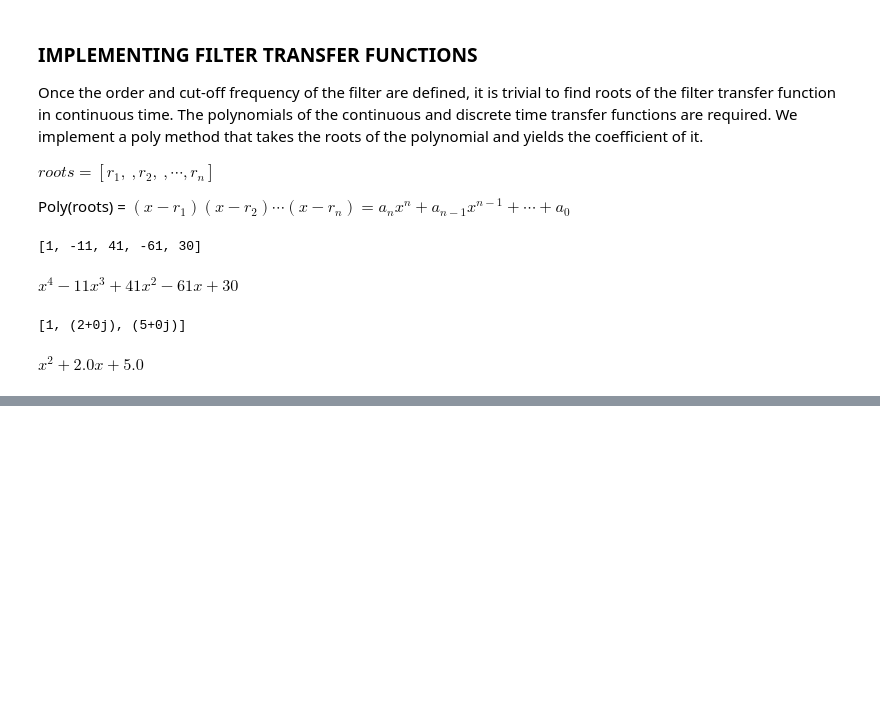
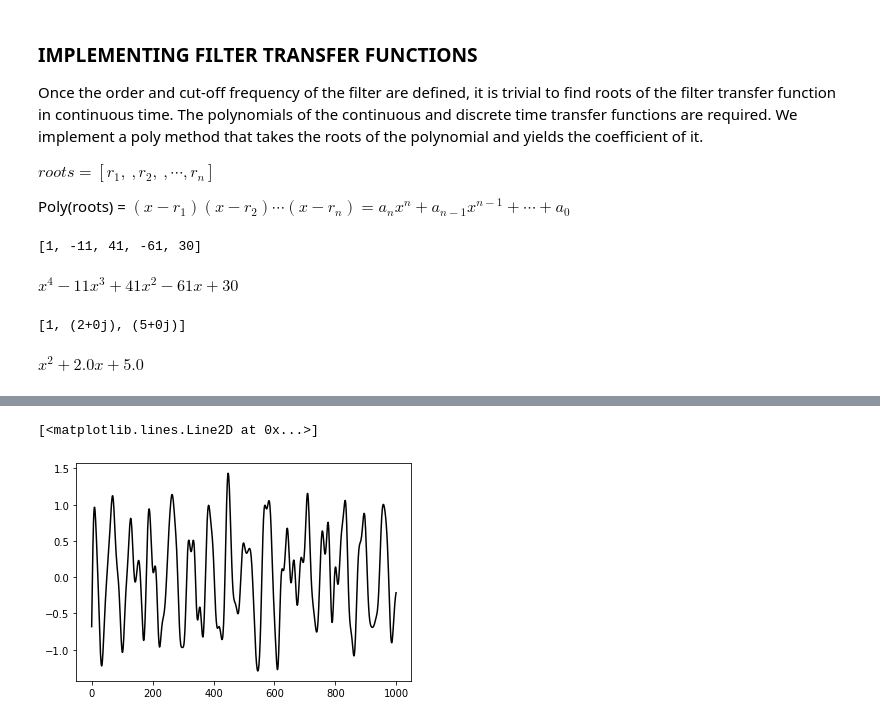
Before and after one commit to boyali/ButterworthFilterTools, a Jupyter notebook: Docs/a01_FilterImplementationNotes.ipynb, the cells around one changed output, grey strips where cells are left out. Cells and saved outputs as stored; diff of their text form; code cells hidden in the pictures; blank space fills up the shorter version.

```diff
--- a/Docs/a01_FilterImplementationNotes.ipynb
+++ b/Docs/a01_FilterImplementationNotes.ipynb
@@ -109,0 +140,5 @@ $\displaystyle x^{2} + 2.0 x + 5.0$
+# %%
+plt.plot(output, 'k')
+# %% [output]
+[<matplotlib.lines.Line2D at 0x...>]
+[figure, added]
```
Also changed, not shown: parts of 8 cells of this notebook, 2 other files.
